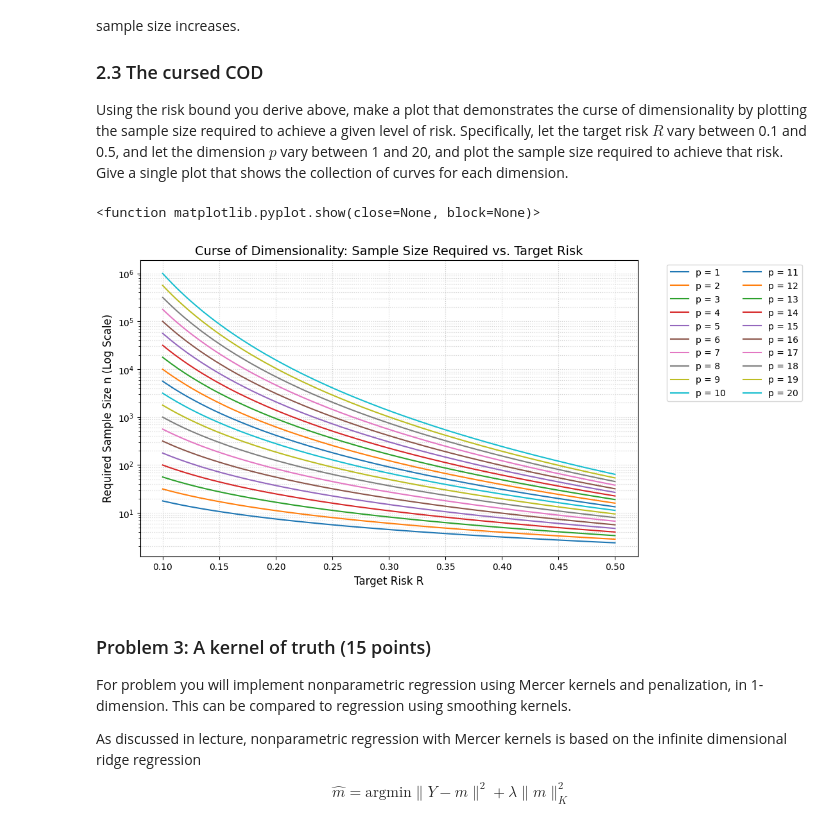
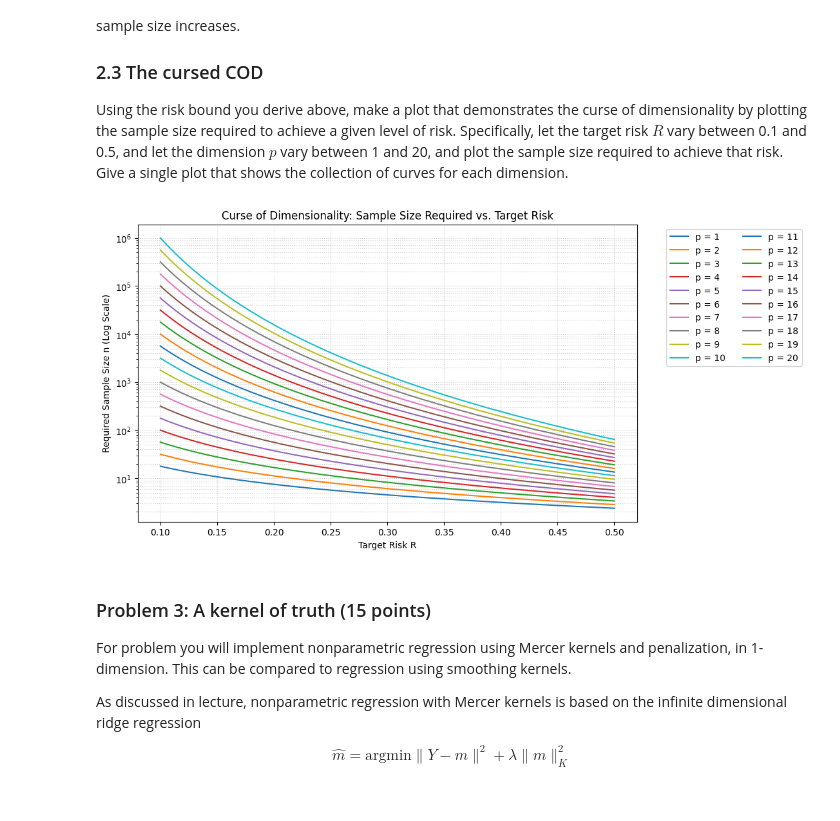
Before and after one commit to Jason-Shuler/machine_learning, a Jupyter notebook: assignments/assn1/assn1.ipynb, the cells around one changed output. Cells and saved outputs as stored; diff of their text form; code cells hidden in the pictures; blank space fills up the shorter version.

```diff
--- a/assignments/assn1/assn1.ipynb
+++ b/assignments/assn1/assn1.ipynb
@@ -614,24 +616,23 @@ Using the risk bound you derive above, make a plot that demonstrates the curse o
 # %%
 R = np.linspace(0.1, 0.5, 200)
 dimensions = range(1, 21)
 
 plt.figure(figsize=(10, 6))
 
 for p in dimensions:
   # Using C = 1 for scaling illustration
   n_required = (1 / R) ** ((p + 4) / 4)
   plt.plot(R, n_required, label=f'p = {p}')
 
 plt.yscale('log')  # Log scale to highlight exponential growth across dimensions
 plt.xlabel('Target Risk R')
 plt.ylabel('Required Sample Size n (Log Scale)')
 plt.title('Curse of Dimensionality: Sample Size Required vs. Target Risk')
 plt.grid(True, which='both', linestyle=':', alpha=0.6)
 plt.legend(bbox_to_anchor=(1.05, 1), loc='upper left', ncol=2)
-plt.show
+plt.show()
 # %% [output]
-<function matplotlib.pyplot.show(close=None, block=None)>
-[figure, old version]
+[figure, new version]
 # %% [markdown]
 ### Problem 3: A kernel of truth (15 points)
 
```
Also changed, not shown: parts of 2 cells of this notebook.
